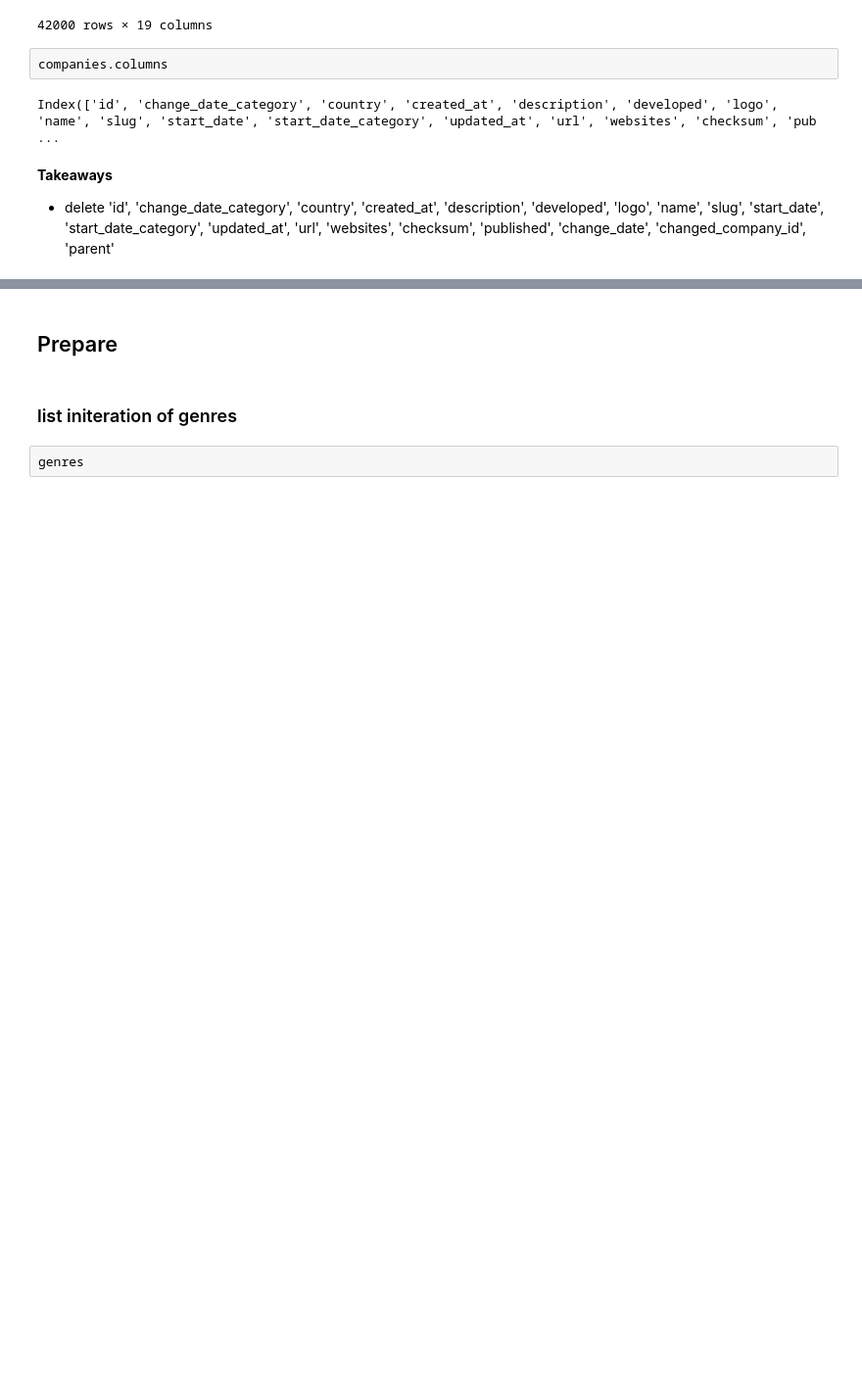
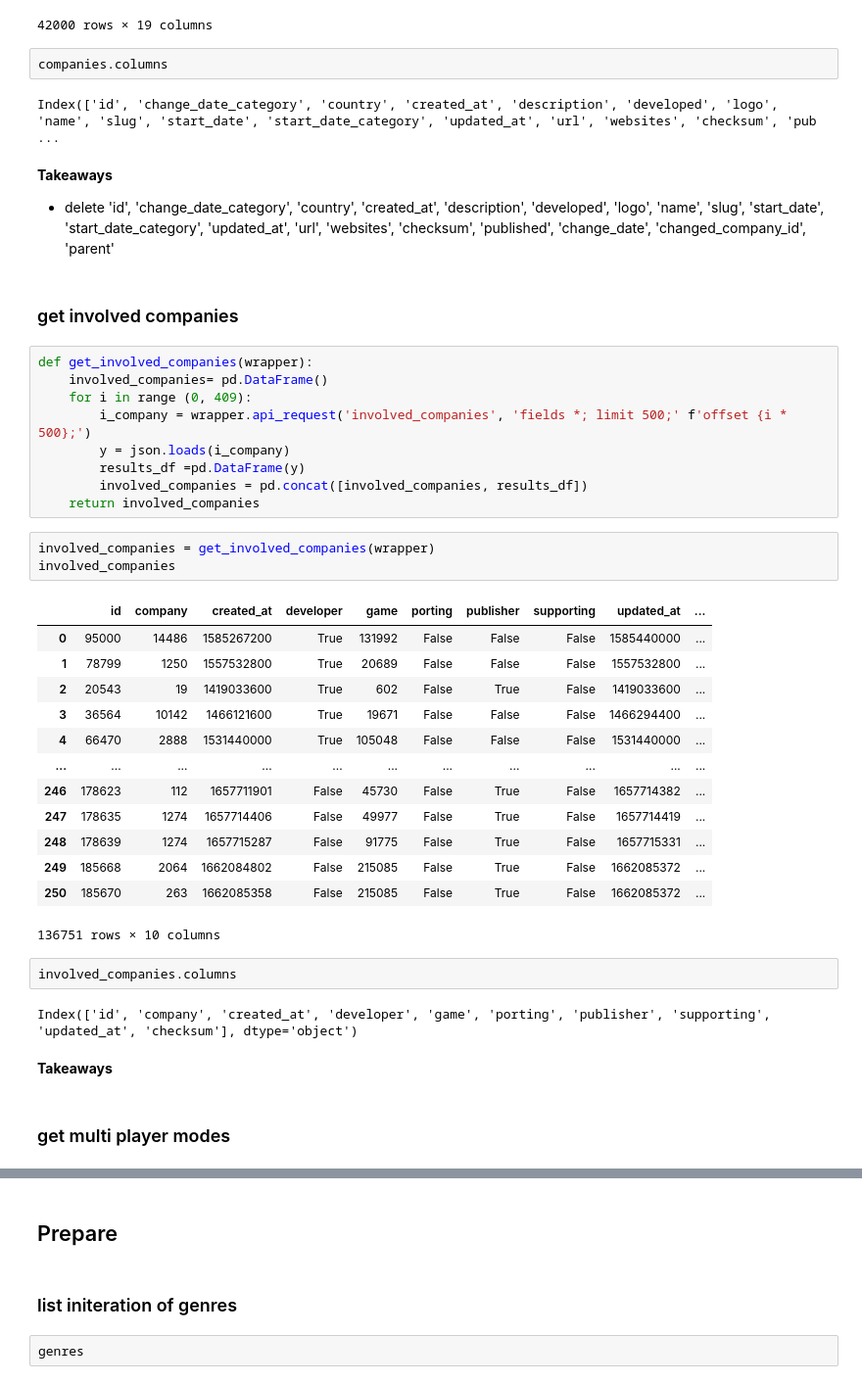
Before and after one commit to MrEnigmamgine/Videogame-Capstone_fork, a Jupyter notebook: jarrid_workbook.ipynb, the cells around one changed output, grey strips where cells are left out. Shown at 98% size. Saved outputs shown, nothing was run; the diff lists cells and outputs as text; blank space fills up the shorter version.

```diff
--- a/jarrid_workbook.ipynb
+++ b/jarrid_workbook.ipynb
@@ -733,3 +733,39 @@ Index(['id', 'change_date_category', 'country', 'created_at', 'description', 'de
 **Takeaways**
 
 - delete 'id', 'change_date_category', 'country', 'created_at', 'description', 'developed', 'logo', 'name', 'slug', 'start_date', 'start_date_category', 'updated_at', 'url', 'websites', 'checksum', 'published', 'change_date', 'changed_company_id', 'parent'
+# %% [markdown]
+### get involved companies
+# %%
+def get_involved_companies(wrapper):
+    involved_companies= pd.DataFrame()
+    for i in range (0, 409):
+        i_company = wrapper.api_request('involved_companies', 'fields *; limit 500;' f'offset {i * 500};')
+        y = json.loads(i_company)
+        results_df =pd.DataFrame(y)
+        involved_companies = pd.concat([involved_companies, results_df])
+    return involved_companies
+# %%
+involved_companies = get_involved_companies(wrapper)
+involved_companies
+# %% [output]
+|  | id | company | created_at | developer | game | porting | publisher | supporting | updated_at | ... |
+| 0 | 95000 | 14486 | 1585267200 | True | 131992 | False | False | False | 1585440000 | ... |
+| 1 | 78799 | 1250 | 1557532800 | True | 20689 | False | False | False | 1557532800 | ... |
+| 2 | 20543 | 19 | 1419033600 | True | 602 | False | True | False | 1419033600 | ... |
+| 3 | 36564 | 10142 | 1466121600 | True | 19671 | False | False | False | 1466294400 | ... |
+| 4 | 66470 | 2888 | 1531440000 | True | 105048 | False | False | False | 1531440000 | ... |
+| ... | ... | ... | ... | ... | ... | ... | ... | ... | ... | ... |
+| 246 | 178623 | 112 | 1657711901 | False | 45730 | False | True | False | 1657714382 | ... |
+| 247 | 178635 | 1274 | 1657714406 | False | 49977 | False | True | False | 1657714419 | ... |
+| 248 | 178639 | 1274 | 1657715287 | False | 91775 | False | True | False | 1657715331 | ... |
+| 249 | 185668 | 2064 | 1662084802 | False | 215085 | False | True | False | 1662085372 | ... |
+| 250 | 185670 | 263 | 1662085358 | False | 215085 | False | True | False | 1662085372 | ... |
+136751 rows × 10 columns
+# %%
+involved_companies.columns
+# %% [output]
+Index(['id', 'company', 'created_at', 'developer', 'game', 'porting', 'publisher', 'supporting', 'updated_at', 'checksum'], dtype='object')
+# %% [markdown]
+**Takeaways**
+# %% [markdown]
+### get multi player modes
```
Also changed, not shown: parts of 45 cells of this notebook, 1 other file.
